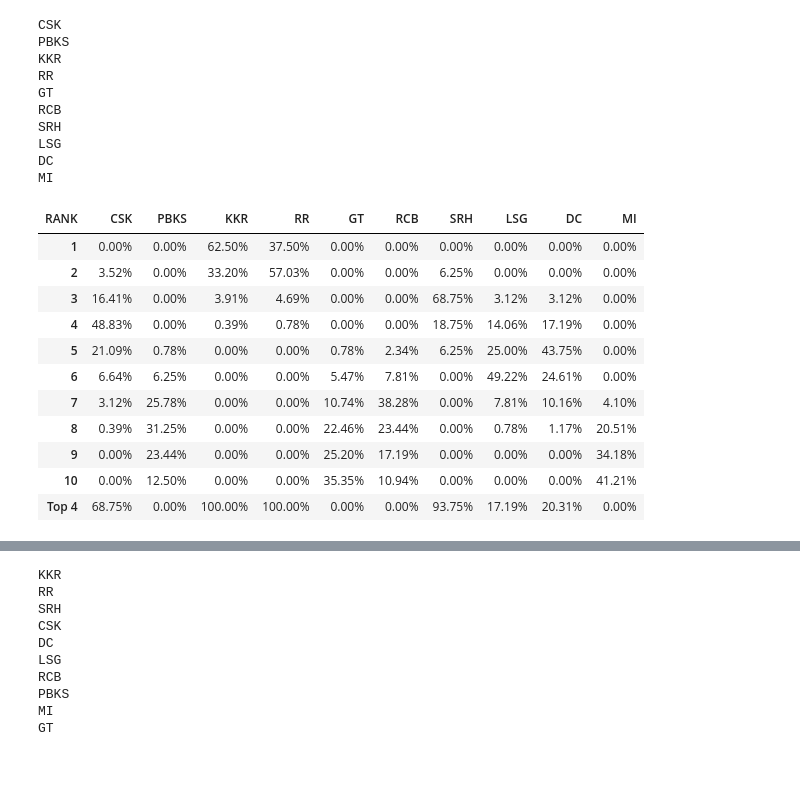
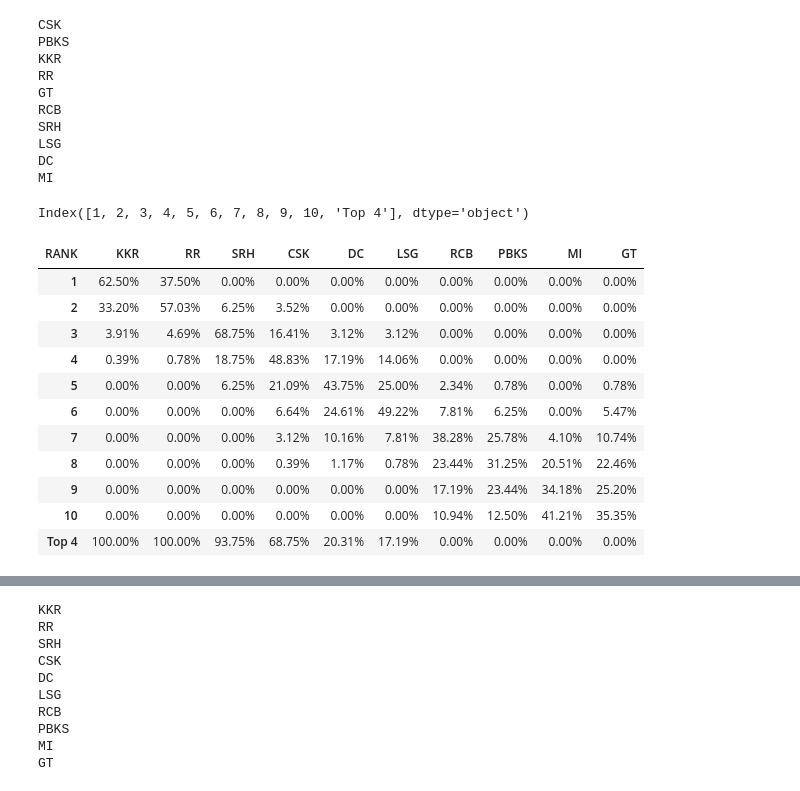
Before and after one commit to vishugp/IPL_Simulation, a Jupyter notebook: ipl_sim.ipynb, the cells around one changed output, grey strips where cells are left out. Drawn from its saved outputs; the diff is of its cells as text; code cells hidden in the pictures.

```diff
--- a/ipl_sim.ipynb
+++ b/ipl_sim.ipynb
@@ -278,34 +278,39 @@ MI
 # %%
 team_points2 = {k:pd.DataFrame(v, index = [k]) for k,v in team_points.items()}
 perc = pd.concat(team_points2.values()).T.sort_index().T.rename_axis('RANK')
 perc.loc[:,'Top 4'] = perc.iloc[:,:4].sum(axis=1)
 # perc.loc['Total',:] = perc.sum(axis=0)
-perc = perc.fillna(0).applymap(lambda x: f'{x:.2%}').T
+# print(perc.columns)
+perc = perc.T[list(perc[['Top 4']].sort_values(by = 'Top 4', ascending = False).index.tolist())]
+perc = perc.fillna(0).applymap(lambda x: f'{x:.2%}')
+
+
 
 # Define a function to apply conditional formatting
 def highlight_cells(val):
     # print(val)
     return f'background-color: rgba(0, 100, 255, {val})'  # Green color with alpha based on value
 
 
 
 # Apply styling to the DataFrame
 styled_df = perc.style.applymap(highlight_cells)
 
 
 
 # Render styled DataFrame
 styled_df
 # %% [output]
+Index([1, 2, 3, 4, 5, 6, 7, 8, 9, 10, 'Top 4'], dtype='object')
-| RANK | CSK | PBKS | KKR | RR | GT | RCB | SRH | LSG | DC | MI |
-| 1 | 0.00% | 0.00% | 62.50% | 37.50% | 0.00% | 0.00% | 0.00% | 0.00% | 0.00% | 0.00% |
-| 2 | 3.52% | 0.00% | 33.20% | 57.03% | 0.00% | 0.00% | 6.25% | 0.00% | 0.00% | 0.00% |
-| 3 | 16.41% | 0.00% | 3.91% | 4.69% | 0.00% | 0.00% | 68.75% | 3.12% | 3.12% | 0.00% |
-| 4 | 48.83% | 0.00% | 0.39% | 0.78% | 0.00% | 0.00% | 18.75% | 14.06% | 17.19% | 0.00% |
-| 5 | 21.09% | 0.78% | 0.00% | 0.00% | 0.78% | 2.34% | 6.25% | 25.00% | 43.75% | 0.00% |
-| 6 | 6.64% | 6.25% | 0.00% | 0.00% | 5.47% | 7.81% | 0.00% | 49.22% | 24.61% | 0.00% |
-| 7 | 3.12% | 25.78% | 0.00% | 0.00% | 10.74% | 38.28% | 0.00% | 7.81% | 10.16% | 4.10% |
-| 8 | 0.39% | 31.25% | 0.00% | 0.00% | 22.46% | 23.44% | 0.00% | 0.78% | 1.17% | 20.51% |
-| 9 | 0.00% | 23.44% | 0.00% | 0.00% | 25.20% | 17.19% | 0.00% | 0.00% | 0.00% | 34.18% |
-| 10 | 0.00% | 12.50% | 0.00% | 0.00% | 35.35% | 10.94% | 0.00% | 0.00% | 0.00% | 41.21% |
-| Top 4 | 68.75% | 0.00% | 100.00% | 100.00% | 0.00% | 0.00% | 93.75% | 17.19% | 20.31% | 0.00% |
+| RANK | KKR | RR | SRH | CSK | DC | LSG | RCB | PBKS | MI | GT |
+| 1 | 62.50% | 37.50% | 0.00% | 0.00% | 0.00% | 0.00% | 0.00% | 0.00% | 0.00% | 0.00% |
+| 2 | 33.20% | 57.03% | 6.25% | 3.52% | 0.00% | 0.00% | 0.00% | 0.00% | 0.00% | 0.00% |
+| 3 | 3.91% | 4.69% | 68.75% | 16.41% | 3.12% | 3.12% | 0.00% | 0.00% | 0.00% | 0.00% |
+| 4 | 0.39% | 0.78% | 18.75% | 48.83% | 17.19% | 14.06% | 0.00% | 0.00% | 0.00% | 0.00% |
+| 5 | 0.00% | 0.00% | 6.25% | 21.09% | 43.75% | 25.00% | 2.34% | 0.78% | 0.00% | 0.78% |
+| 6 | 0.00% | 0.00% | 0.00% | 6.64% | 24.61% | 49.22% | 7.81% | 6.25% | 0.00% | 5.47% |
+| 7 | 0.00% | 0.00% | 0.00% | 3.12% | 10.16% | 7.81% | 38.28% | 25.78% | 4.10% | 10.74% |
+| 8 | 0.00% | 0.00% | 0.00% | 0.39% | 1.17% | 0.78% | 23.44% | 31.25% | 20.51% | 22.46% |
+| 9 | 0.00% | 0.00% | 0.00% | 0.00% | 0.00% | 0.00% | 17.19% | 23.44% | 34.18% | 25.20% |
+| 10 | 0.00% | 0.00% | 0.00% | 0.00% | 0.00% | 0.00% | 10.94% | 12.50% | 41.21% | 35.35% |
+| Top 4 | 100.00% | 100.00% | 93.75% | 68.75% | 20.31% | 17.19% | 0.00% | 0.00% | 0.00% | 0.00% |
```
Also changed, not shown: parts of 2 cells of this notebook, 1 other file.
